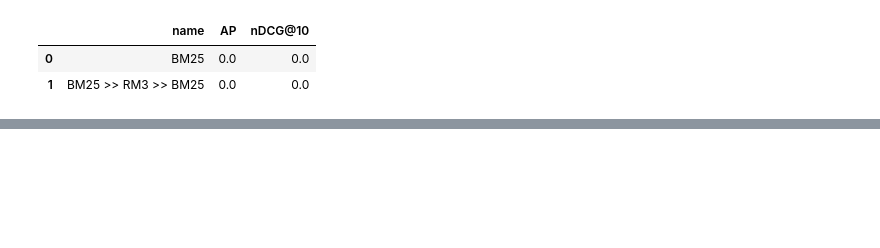
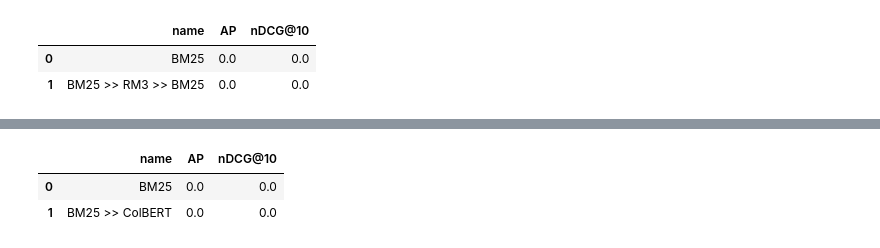
Before and after one commit to VIO47/IR-research-project, a Jupyter notebook: experiment.ipynb, the cells around one changed output, grey strips where cells are left out. Saved outputs shown, nothing was run; the diff lists cells and outputs as text; code cells hidden in the pictures; blank space fills up the shorter version.

Commit message:
Working ColBERT

```diff
--- a/experiment.ipynb
+++ b/experiment.ipynb
@@ -236,9 +235,13 @@ dense_e2e = pytcolbert.end_to_end()
 sparse_colbert = bm25 >> pytcolbert.text_scorer()
 # %%
 pt.Experiment(
-    [bm25, sparse_colbert, dense_e2e],
+    [bm25, sparse_colbert],
     queries,
     qrels,
-    names=["BM25", "BM25 >> ColBERT", "Dense ColBERT"],
+    names=["BM25", "BM25 >> ColBERT"],
     eval_metrics=[MAP, nDCG @ 10]
 )
+# %% [output]
+|  | name | AP | nDCG@10 |
+| 0 | BM25 | 0.0 | 0.0 |
+| 1 | BM25 >> ColBERT | 0.0 | 0.0 |
```
Also changed, not shown: parts of 11 cells of this notebook, 1 other file.
